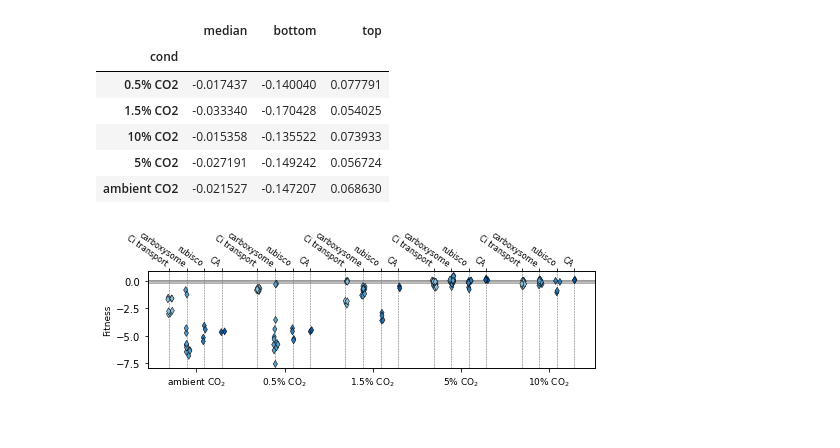
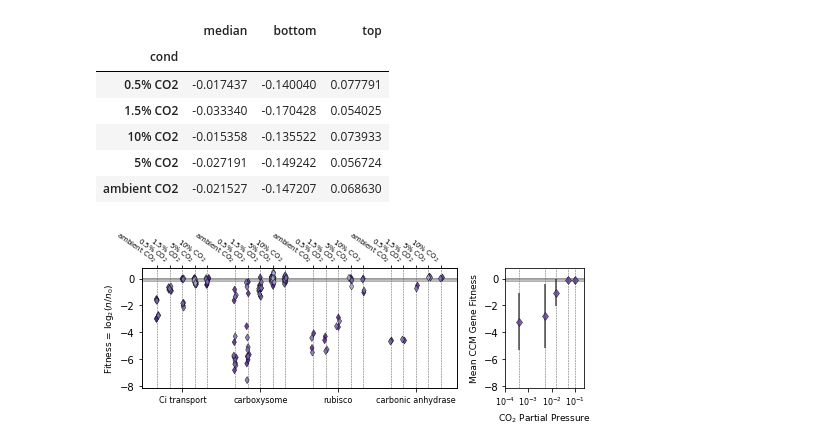
Before and after one commit to flamholz/ccm_evolution, a Jupyter notebook: notebooks/Fig2_Hnea_BarSeq.ipynb, the cells around one changed output. Drawn from its saved outputs; the diff is of its cells as text; code cells hidden in the pictures.

Commit message:
barseq figures and exploration of correlation

```diff
--- a/notebooks/Fig2_Hnea_BarSeq.ipynb
+++ b/notebooks/Fig2_Hnea_BarSeq.ipynb
@@ -73,19 +38,34 @@ numeric_cols = (barseq_df.dtypes == np.float64)
 long_df = barseq_df.melt('locus_id', value_vars=barseq_df.columns[numeric_cols])
 
 # Add categorical information.
-default_props = dict(kind='other')
+default_props = dict(kind='other', name=None)
 gene_tags = [genes_of_interest.get(row.locus_id, default_props)['kind']
              for _, row in long_df.iterrows()]
+gene_names = [genes_of_interest.get(row.locus_id, default_props)['name']
+              for _, row in long_df.iterrows()]
 
 # Strip the .1 suffix in the condition name that comes from melt().
 conds = [re.sub('CO2.\d+', 'CO2', row.variable) for _, row in long_df.iterrows()]
-rep = [row.variable.split('.')[-1] for _, row in long_df.iterrows()]
+
+# Number the replicates for every condition
+pattern = re.compile(r'CO2.(\d+)')
+rep = [pattern.findall(row.variable) or ['0'] for _, row in long_df.iterrows()]
+rep = [int(i[0]) for i in rep]
+
+# Save everything in the DF.
 long_df['gene_tag'] = gene_tags
+long_df['gene_name'] = gene_names
 long_df['cond'] = conds
 long_df['rep'] = rep
+long_df['ccm_gene'] = long_df['gene_tag'] != 'other'
 
 # Shorter data frame for faster plotting of main-text genes.
 mask = long_df.locus_id.isin(genes_of_interest.keys())
+long_subset_df_allreps = long_df[mask]
+
+# Only plot 2 replicates per CO2 cond.
+# We have 4 reps for 5%, but it makes the plot more confusing.
+mask = np.logical_and(mask, long_df.rep < 3)
 long_subset_df = long_df[mask]
 
 long_subset_df.head()
@@ -135,44 +104,78 @@ Per CO2 condition
 | 5% CO2 | -0.027191 | -0.149242 | 0.056724 |
 | ambient CO2 | -0.021527 | -0.147207 | 0.068630 |
 # %%
-plt.figure(figsize=(7,2.5))
-xorder = 'ambient CO2,0.5% CO2,1.5% CO2,5% CO2,10% CO2'.split(',')
-hue_order = 'transport,carboxysome,carboxysome rubisco,CA'.split(',')
-pal = sns.color_palette('Blues')
+fig, axs = plt.subplots(ncols=2, figsize=(7,3), gridspec_kw={'width_ratios': [4,1]})
+hue_order = 'ambient CO2,0.5% CO2,1.5% CO2,5% CO2,10% CO2'.split(',')
+xorder = 'transport,carboxysome,carboxysomal rubisco,CA'.split(',')
+pal = sns.color_palette('Purples', n_colors=8)
 greys = sns.color_palette('Greys')
 
-sns.stripplot(data=long_subset_df, x='cond', y='value', hue='gene_tag', dodge=0.25,
-              order=xorder, hue_order=hue_order,
-              marker='d', edgecolor='k', linewidth=0.5, palette=pal[-4:])
+plt.sca(axs[0])
+for rep in long_subset_df.rep.unique():
+    mask = long_subset_df.rep == rep
+    my_df = long_subset_df[mask]
+    sns.stripplot(data=my_df, x='gene_tag', y='value', hue='cond', dodge=0.25,
+                  order=xorder, hue_order=hue_order, alpha=0.85,
+                  marker='d', edgecolor='k', linewidth=0.5, palette=[pal[-2*rep-1]])
 
 ax = plt.gca()
 bottom = [bot_quartile_fitness, bot_quartile_fitness]
 top = [top_quartile_fitness, top_quartile_fitness]
 plt.fill_between([0,1], bottom, top, color=greys[-3], alpha=0.5, transform=ax.get_yaxis_transform())
 plt.axhline(median_fitness, lw=0.3, color=greys[-1])
 plt.legend().set_visible(False)
 
-xticks = 'ambient CO$_2$,0.5% CO$_2$,1.5% CO$_2$,5% CO$_2$,10% CO$_2$'.split(',')
-plt.xticks(np.arange(5), xticks, rotation=0, ha='center', fontsize=9)
-plt.ylabel('Fitness', fontsize=9)
+xticks = 'Ci transport,carboxysome,rubisco,carbonic anhydrase'.split(',')
+plt.xticks(np.arange(len(xticks)), xticks, rotation=0, ha='center', fontsize=8)
+plt.ylabel('Fitness = $\log_2 (n/n_0)$', fontsize=9)
 plt.xlabel('')
 
-xticks = np.arange(0, 0.8, 0.2) - 0.31
-xticks = np.hstack([xticks, xticks+1, xticks+2, xticks+3, xticks+4])
-xtick_str = 'Ci transport,carboxysome,rubisco,CA'.split(',')*5
+xticks = np.arange(0, 0.8, 0.16) - 0.32
+xticks = np.hstack([xticks, xticks+1, xticks+2, xticks+3])
+xticks_str = 'ambient CO$_2$,0.5% CO$_2$,1.5% CO$_2$,5% CO$_2$,10% CO$_2$'.split(',')*4
 for xpos in xticks:
     plt.axvline(xpos, ls='--', lw=0.5, zorder=-1, color=greys[-2])
+plt.ylim(-8.15, 0.8)
 
 ax = plt.gca()
 axT = ax.twiny()
 plt.sca(axT)
 
-plt.xticks(xticks, xtick_str, ha='right', rotation=-35, fontsize=8)
+plt.xticks(xticks, xticks_str, ha='right', rotation=-35, fontsize=7)
 plt.tick_params(pad=0)
 plt.xlim(ax.get_xlim())
 
+# Right panel - mean fitness effect
+plt.sca(axs[1])
+plt.xscale('log')
+
+# Band for typical mutational effect.
+bottom = [bot_quartile_fitness, bot_quartile_fitness]
+top = [top_quartile_fitness, top_quartile_fitness]
+plt.fill_between([0,1], bottom, top, color=greys[-3], alpha=0.5, transform=axs[1].get_yaxis_transform())
+plt.axhline(median_fitness, lw=0.3, color=greys[-1])
+
+# Mean effect for CCM genes
+mean_per_cond = long_subset_df.groupby('cond').mean()
+std_per_cond = long_subset_df.groupby('cond').std()
+str2co2level = {'0.5% CO2':0.5e-2, '1.5% CO2':1.5e-2, '10% CO2':10e-2, '5% CO2':5e-2, 'ambient CO2':0.04e-2}
+co2_levels = [str2co2level[x] for x in mean_per_cond.index]
+plt.errorbar(co2_levels, mean_per_cond.value, yerr=std_per_cond.value,
+             marker='d', markersize=6, markeredgecolor='k', markeredgewidth=0.5, alpha=0.85,
+             ls='', ecolor=greys[-1], markerfacecolor=pal[-2])
+
+xs = np.logspace(-4, -1, 4)
+plt.xticks(xs, fontsize=8)
+plt.xlim(1e-4, 0.25)
+plt.ylim(-8.15, 0.8)
+plt.xlabel('CO$_2$ Partial Pressure', fontsize=9)
+plt.ylabel('Mean CCM Gene Fitness', fontsize=9)
+
+for xpos in co2_levels:
+    plt.axvline(xpos, ls='--', lw=0.5, zorder=-1, color=greys[-2])
 plt.tight_layout()
+
 plt.savefig('figures/fig2/fig2.png', dpi=600, facecolor='w')
 plt.show()
 # %% [output]
-[figure, old version]
+[figure, new version]
```
Also changed, not shown: parts of 17 cells of this notebook.
